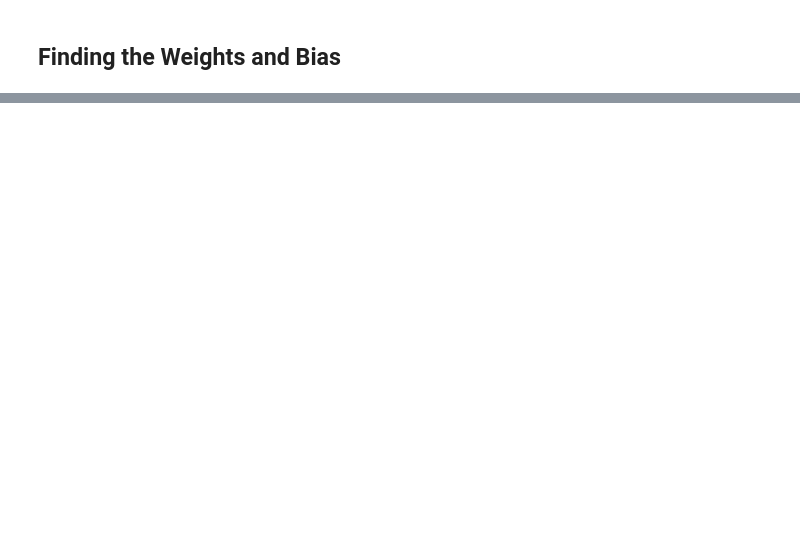
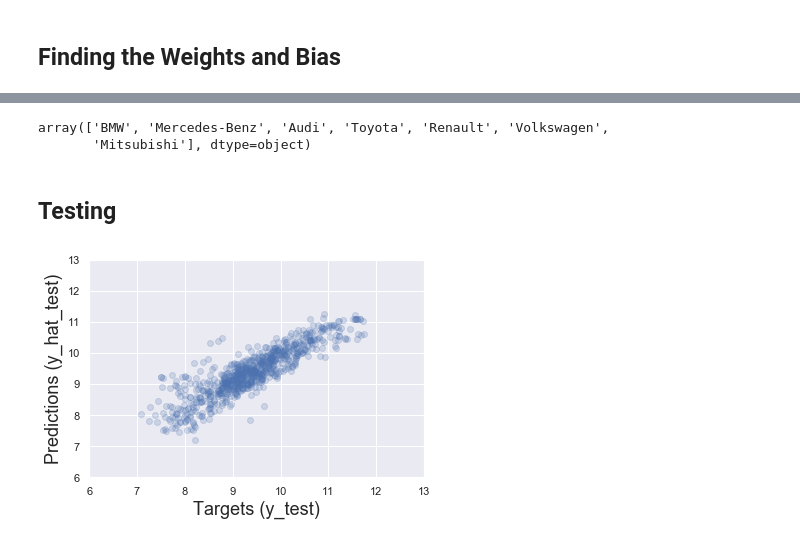
Before and after one commit to Andre-Williams22/Data-Science-ML-Courses, a Jupyter notebook: 365-DataScience/Advanced-Statistical-Methods/Real-Life-Example.ipynb, the cells around one changed output, grey strips where cells are left out. Drawn from its saved outputs; the diff is of its cells as text; code cells hidden in the pictures; blank space fills up the shorter version.

```diff
--- a/365-DataScience/Advanced-Statistical-Methods/Real-Life-Example.ipynb
+++ b/365-DataScience/Advanced-Statistical-Methods/Real-Life-Example.ipynb
@@ -372,0 +482,29 @@ inputs = data_preprocessed.drop(['log_price'],axis=1)
+# %%
+# Check the different categories in the 'Brand' variable
+data_cleaned['Brand'].unique()
+
+# In this way we can see which 'Brand' is actually the benchmark
+# %% [output]
+array(['BMW', 'Mercedes-Benz', 'Audi', 'Toyota', 'Renault', 'Volkswagen',
+       'Mitsubishi'], dtype=object)
+# %% [markdown]
+## Testing
+# %%
+# Once we have trained and fine-tuned our model, we can proceed to testing it
+# Testing is done on a dataset that the algorithm has never seen
+# Luckily we have prepared such a dataset
+# Our test inputs are 'x_test', while the outputs: 'y_test'
+# We SHOULD NOT TRAIN THE MODEL ON THEM, we just feed them and find the predictions
+# If the predictions are far off, we will know that our model overfitted
+y_hat_test = reg.predict(x_test)
+# %%
+# Create a scatter plot with the test targets and the test predictions
+# You can include the argument 'alpha' which will introduce opacity to the graph
+plt.scatter(y_test, y_hat_test, alpha=0.2)
+plt.xlabel('Targets (y_test)',size=18)
+plt.ylabel('Predictions (y_hat_test)',size=18)
+plt.xlim(6,13)
+plt.ylim(6,13)
+plt.show()
+# %% [output]
+[figure, added]
```
Also changed, not shown: parts of 11 cells of this notebook.
